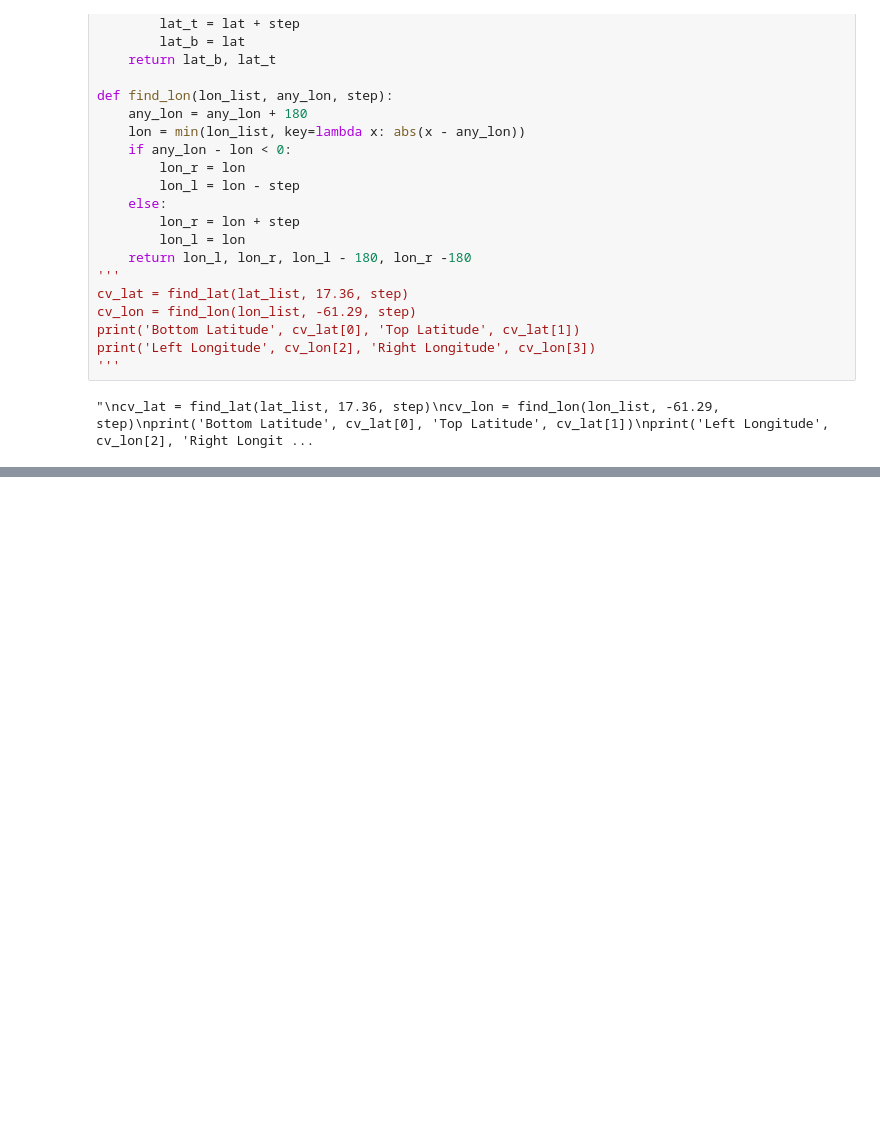
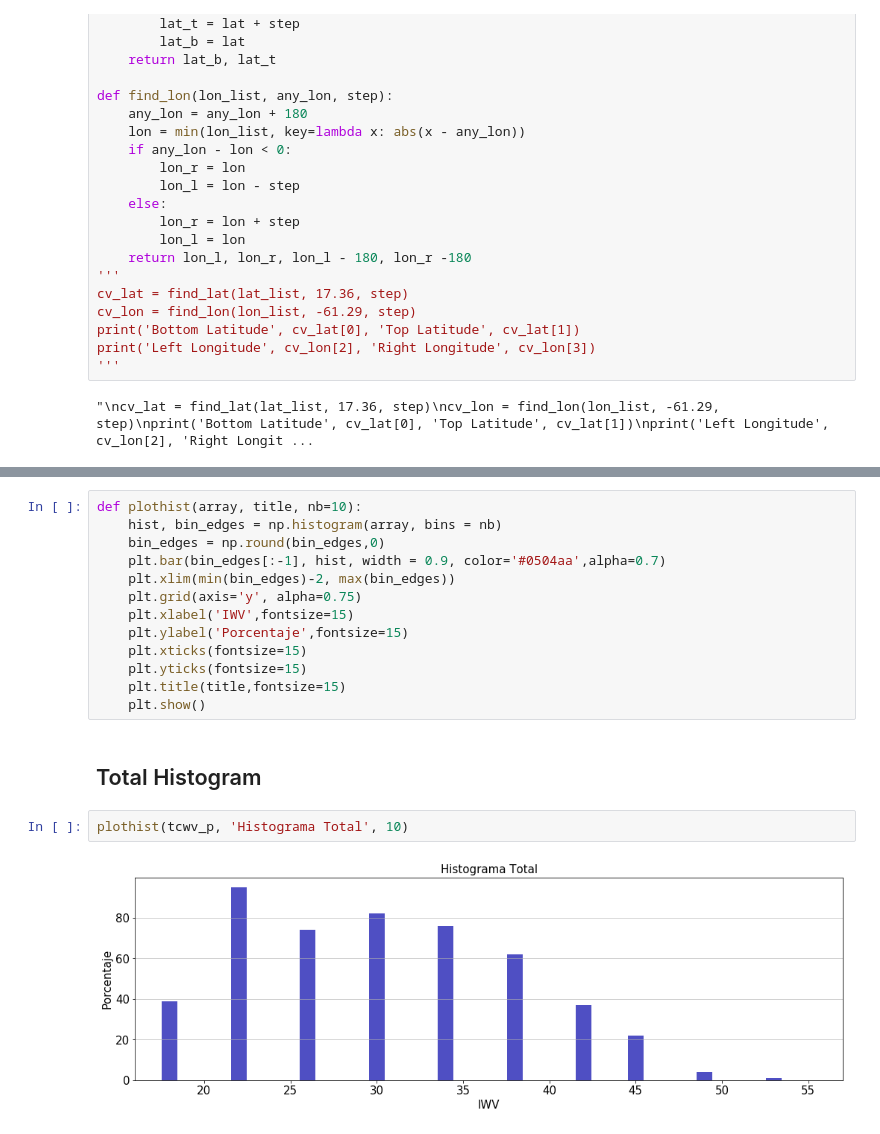
Before and after one commit to gustavomarinovando/temp_prediction, a Jupyter notebook: prediction.ipynb, the cells around one changed output, grey strips where cells are left out. Saved outputs shown, nothing was run; the diff lists cells and outputs as text; blank space fills up the shorter version.

```diff
--- a/prediction.ipynb
+++ b/prediction.ipynb
@@ -244,0 +265,19 @@ interp(26.162, -42.352, 9, 1985, 'tcwv', grid_list, lat_list, lon_list, step)
+# %%
+def plothist(array, title, nb=10):
+    hist, bin_edges = np.histogram(array, bins = nb)
+    bin_edges = np.round(bin_edges,0)
+    plt.bar(bin_edges[:-1], hist, width = 0.9, color='#0504aa',alpha=0.7)
+    plt.xlim(min(bin_edges)-2, max(bin_edges))
+    plt.grid(axis='y', alpha=0.75)
+    plt.xlabel('IWV',fontsize=15)
+    plt.ylabel('Porcentaje',fontsize=15)
+    plt.xticks(fontsize=15)
+    plt.yticks(fontsize=15)
+    plt.title(title,fontsize=15)
+    plt.show()
+# %% [markdown]
+## Total Histogram
+# %%
+plothist(tcwv_p, 'Histograma Total', 10)
+# %% [output]
+[figure, added]
```
Also changed, not shown: parts of 25 cells of this notebook, 7 other files.
